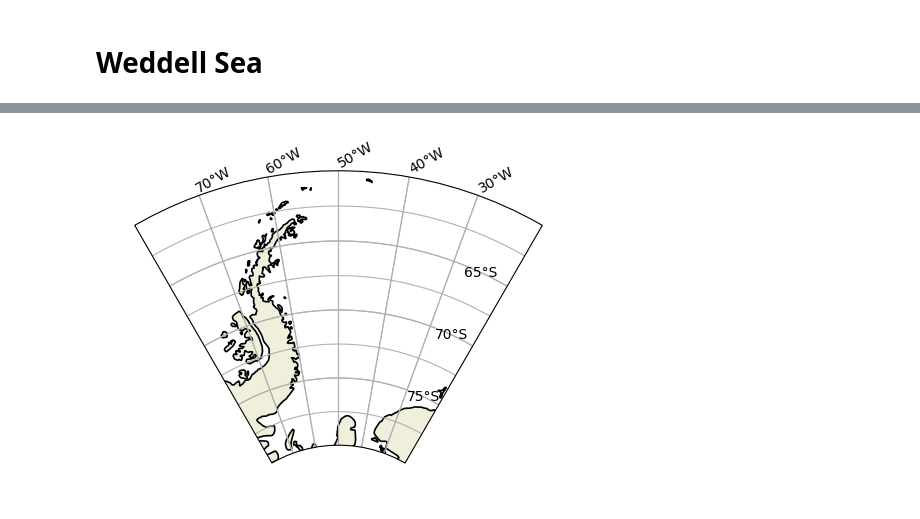
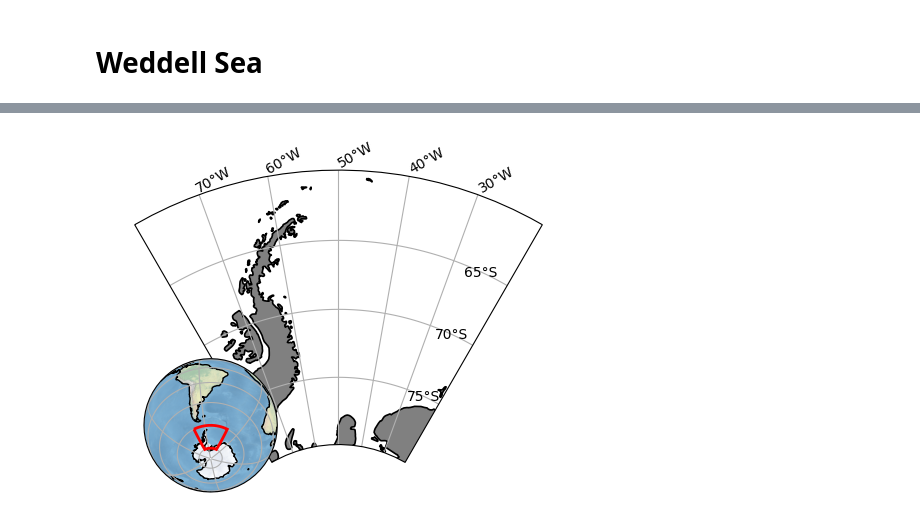
Before and after one commit to opinner/Articles, a Jupyter notebook: Articles/CartopyRegionalMaps.ipynb, the cells around one changed output, grey strips where cells are left out. Saved outputs shown, nothing was run; the diff lists cells and outputs as text; code cells hidden in the pictures.

```diff
--- a/Articles/CartopyRegionalMaps.ipynb
+++ b/Articles/CartopyRegionalMaps.ipynb
@@ -76,8 +87,8 @@ ax = fig.add_subplot(1, 1, 1, projection=ccrs.SouthPolarStereo())
 ax.set_extent([-180, 180, -90, -60], ccrs.PlateCarree())
 
 # Add land and ocean features to the map
-ax.add_feature(cfeature.LAND)
-ax.add_feature(cfeature.OCEAN)
+ax.add_feature(cfeature.LAND, color="grey")
+# ax.add_feature(cfeature.OCEAN)
 
 # Draw gridlines on the map
 # If labels are drawn, can be chosen here
@@ -266,62 +160,79 @@ mymap = mcolors.LinearSegmentedColormap.from_list('ice_and_depth', colors)
 # %%
-#https://github.com/SciTools/cartopy/issues/697#issuecomment-881873513
+# https://github.com/SciTools/cartopy/issues/697#issuecomment-881873513
 
+# Import the necessary libraries
 import cartopy.crs as ccrs
 import cartopy.feature as feat
 import matplotlib.pyplot as plt
 import matplotlib.path as mpath
 import shapely.geometry as sgeom
 import cartopy.mpl.patch as cpatch
 import matplotlib.patches as patches
 
+# Define the projection for a high-resolution South Polar Stereographic map
 high_res_proj = ccrs.SouthPolarStereo(central_longitude=-50)
 high_res_proj.threshold = 1e3
 
-xlim = [-80, -20]
-ylim = [-60, -80]
+# Create a new figure and subplot with the specified projection
+plt.figure(figsize=(6, 6))
+ax = plt.subplot(111, projection=high_res_proj)
 
-# with smaller threshold, it is no need to interpolate
+
+# Add the land feature to the map with specified appearance
+ax.add_feature(feat.NaturalEarthFeature('physical', 'land', '50m',
+                                        facecolor= "grey", #feat.COLORS['land'],
+                                        edgecolor='black',
+                                        linewidth=1.2))
+
+
+# Define the limits for the x-axis and y-axis of the map
+xlim = [-80, -20] # longitude
+ylim = [-60, -80] # latitude
+
+# Define a rectangular path for the map extent using matplotlib's Path object
 rect = mpath.Path([[xlim[0], ylim[0]],
                    [xlim[1], ylim[0]],
                    [xlim[1], ylim[1]],
                    [xlim[0], ylim[1]],
                    [xlim[0], ylim[0]],
-                   ])#.interpolated(20)
+                   ])
 
-plt.figure(figsize=(6,6))
-ax = plt.subplot(111, projection=high_res_proj)
+# Transform the rectangular path to the data coordinate system
+proj_to_data = ccrs.PlateCarree()._as_mpl_transform(ax) - ax.transData
+rect_in_target = proj_to_data.transform_path(rect)
 
+# Set the boundary of the map using the transformed rectangular path
+ax.set_boundary(rect_in_target)
+
+# Configure gridlines for the map
 gl = ax.gridlines(
-    draw_labels= ["top","right","x","y"],
-    rotate_labels = True,
-    x_inline=False)
+    draw_labels=["top", "right", "x", "y"],
+    rotate_labels=True, x_inline=False)
 
-ax.gridlines( )
+# Draw latitude and longitude gridlines (and their labels)
+# only at the specified values
+lathelp = np.arange(-75, -60, 5)
+gl.ylocator = mticker.FixedLocator(lathelp)
+lonhelp = np.arange(-80, -10, 10)
+gl.xlocator = mticker.FixedLocator(lonhelp)
 
-lathelp = np.arange(-75,-60,5)
-gl.ylocator = mticker.FixedLocator(lathelp)
-lonhelp = np.arange(-80,-10,10)
-gl.xlocator = mticker.FixedLocator(lonhelp)
-gl.bottom_labels = False
-gl.left_labels = True
+# Rotate the longitude labels to be more readable
 gl.xlabel_style = {'rotation': 30}
 
+# To make sure that all of the wanted map extent is visible in the figure,
+# (especially because the chosen map projections differs strongly
+# at the poles from the PlateCarree Projection)
+# this hack of adding a constant is needed and may need be adjusted,
+# dependent on your map extent and figure size
+ax.set_extent([xlim[0], xlim[1], ylim[0] + 4, ylim[1]])
 
+# draw inset map of the world
+draw_inset_map(rect, ax, inset_position = (0, -0.1, 1, 1))
 
-ax.add_feature(feat.NaturalEarthFeature('physical', 'land', '50m',
-    facecolor=feat.COLORS['land'],
-    edgecolor='black',
-    linewidth=1.2))
-
-proj_to_data = ccrs.PlateCarree()._as_mpl_transform(ax) - ax.transData
-rect_in_target = proj_to_data.transform_path(rect)
-#ax.add_patch(patches.PathPatch(rect_in_target, edgecolor='r',
-#    facecolor='none', lw=4, zorder=2))
-
-ax.set_boundary(rect_in_target)
-
-# To stop any further clipping - this hack is needed
-# so that the full extent of the extent is visible
-ax.set_extent([xlim[0], xlim[1], ylim[0] + 4, ylim[1]])
+# draw in the boundary also in the main map
+# comment in for sanity checking
+# Transform the boundary path to a patch object with a width and color
+# boundary_patch = patches.PathPatch(rect_in_target, edgecolor='r', facecolor='none', lw=4, zorder=2)
+# ax.add_patch(boundary_patch)
 # %% [output]
-[figure, old version]
+[figure, new version]
```
Also changed, not shown: parts of 11 cells of this notebook.
